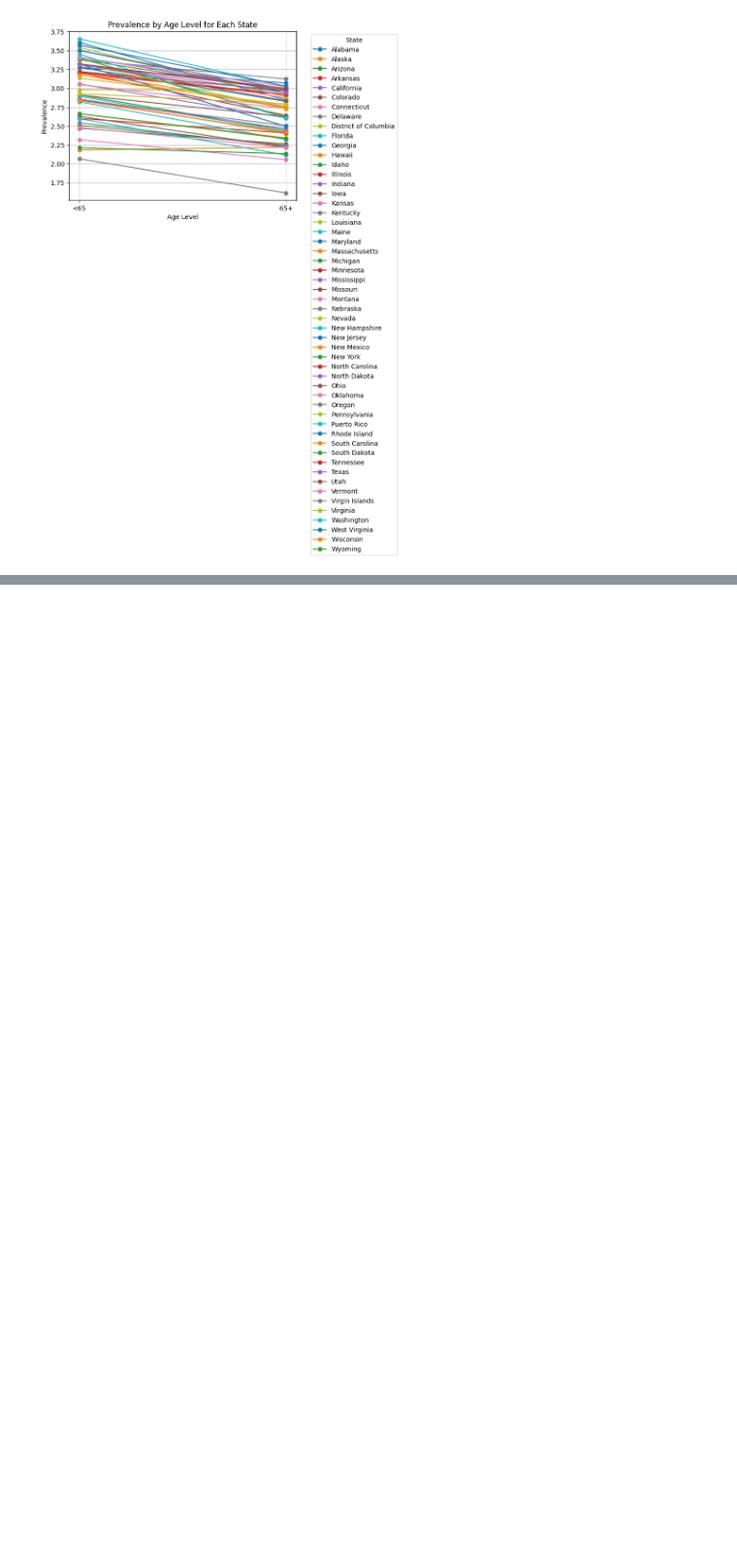
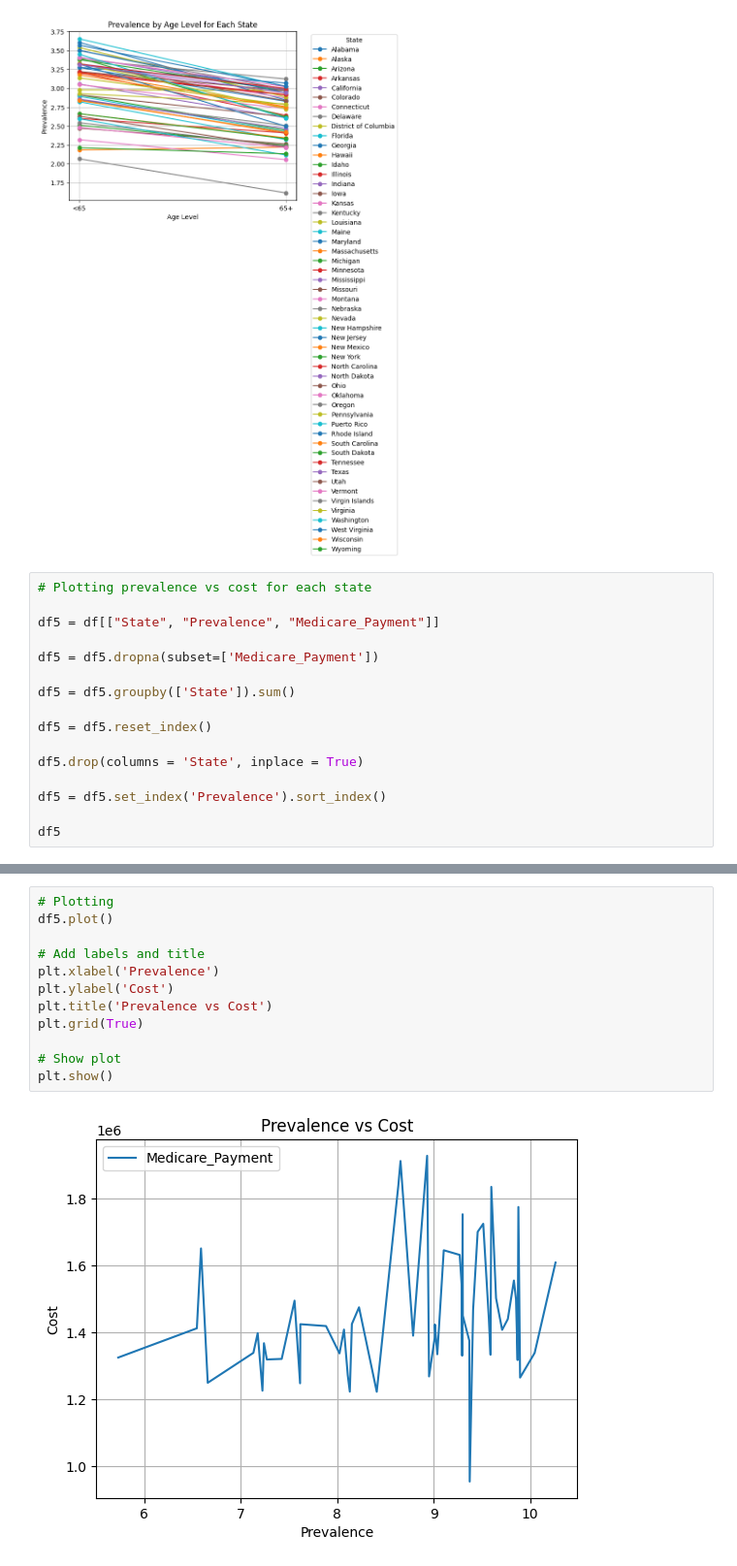
Before and after one commit to wrenp03/chronicillnesspredictor, a Jupyter notebook: main.ipynb, the cells around one changed output, grey strips where cells are left out. Shown at 97% size. Cells and saved outputs as stored; diff of their text form; blank space fills up the shorter version.

Commit message:
Added prevalence vs cost graph

```diff
--- a/main.ipynb
+++ b/main.ipynb
@@ -213,3 +213,19 @@ plt.xticks(ticks=[0, 1], labels=['<65', '65+'])
 plt.show()
 # %% [output]
 [figure]
+# %%
+# Plotting prevalence vs cost for each state
+
+df5 = df[["State", "Prevalence", "Medicare_Payment"]]
+
+df5 = df5.dropna(subset=['Medicare_Payment'])
+
+df5 = df5.groupby(['State']).sum()
+
+df5 = df5.reset_index()
+
+df5.drop(columns = 'State', inplace = True)
+
+df5 = df5.set_index('Prevalence').sort_index()
+
+df5
@@ -215,0 +251,14 @@ plt.show()
+# %%
+# Plotting
+df5.plot()
+
+# Add labels and title
+plt.xlabel('Prevalence')
+plt.ylabel('Cost')
+plt.title('Prevalence vs Cost')
+plt.grid(True)
+
+# Show plot
+plt.show()
+# %% [output]
+[figure, added]
```
Also changed, not shown: parts of 1 cell of this notebook.
